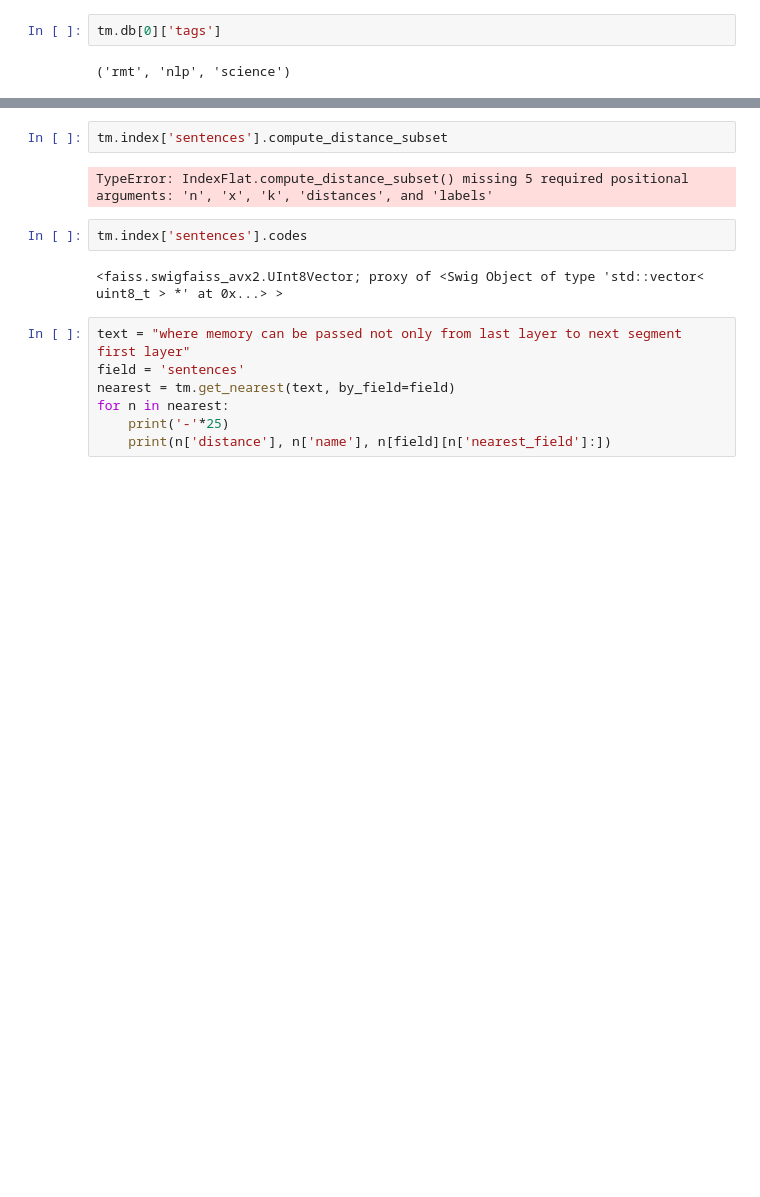
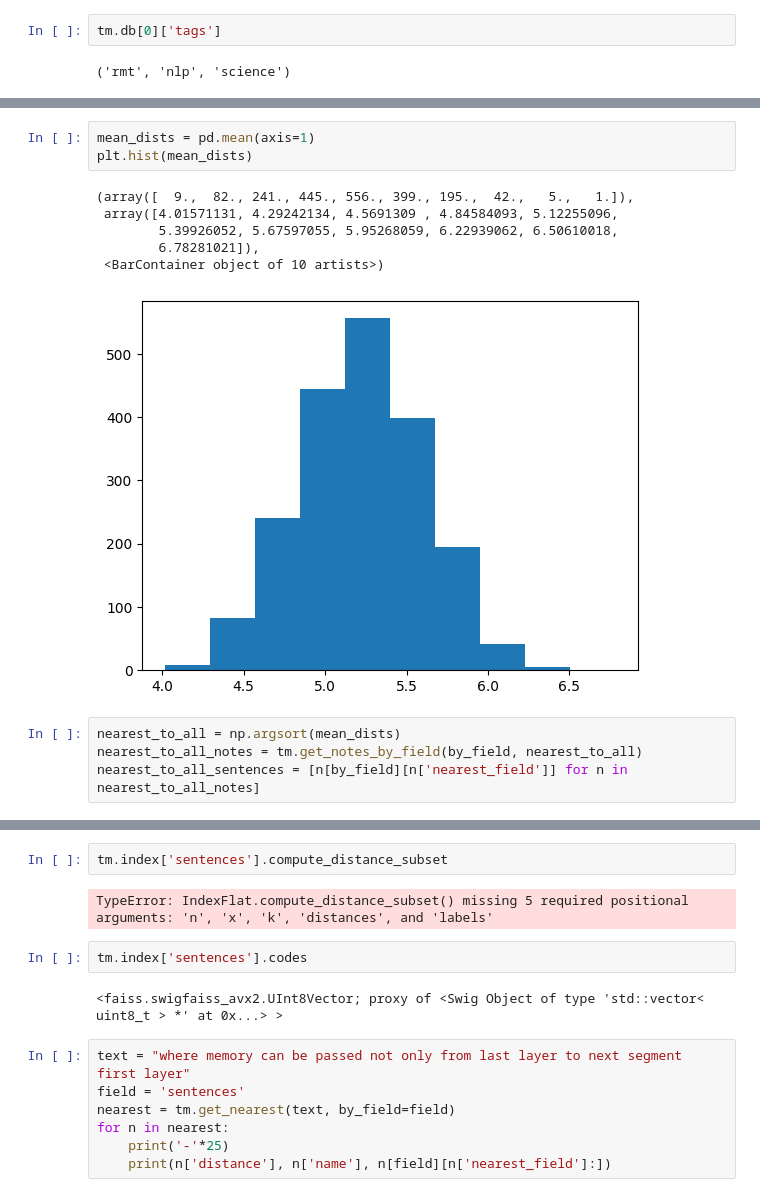
Before and after one commit to booydar/note-bot, a Jupyter notebook: notebooks/thoughts_refactor.ipynb, the cells around one changed output, grey strips where cells are left out. Saved outputs shown, nothing was run; the diff lists cells and outputs as text; blank space fills up the shorter version.

```diff
--- a/notebooks/thoughts_refactor.ipynb
+++ b/notebooks/thoughts_refactor.ipynb
@@ -386,0 +558,14 @@ for n in nearest:
+# %%
+mean_dists = pd.mean(axis=1)
+plt.hist(mean_dists)
+# %% [output]
+(array([  9.,  82., 241., 445., 556., 399., 195.,  42.,   5.,   1.]),
+ array([4.01571131, 4.29242134, 4.5691309 , 4.84584093, 5.12255096,
+        5.39926052, 5.67597055, 5.95268059, 6.22939062, 6.50610018,
+        6.78281021]),
+ <BarContainer object of 10 artists>)
+[figure, added]
+# %%
+nearest_to_all = np.argsort(mean_dists)
+nearest_to_all_notes = tm.get_notes_by_field(by_field, nearest_to_all)
+nearest_to_all_sentences = [n[by_field][n['nearest_field']] for n in nearest_to_all_notes]
```
Also changed, not shown: parts of 35 cells of this notebook, 1 other file.
